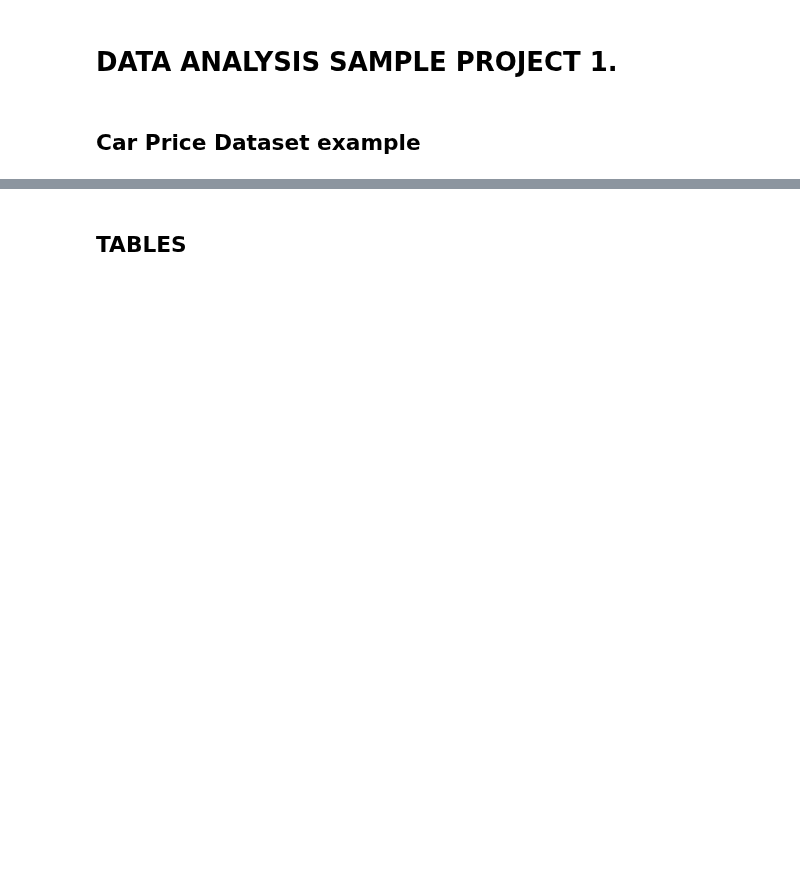
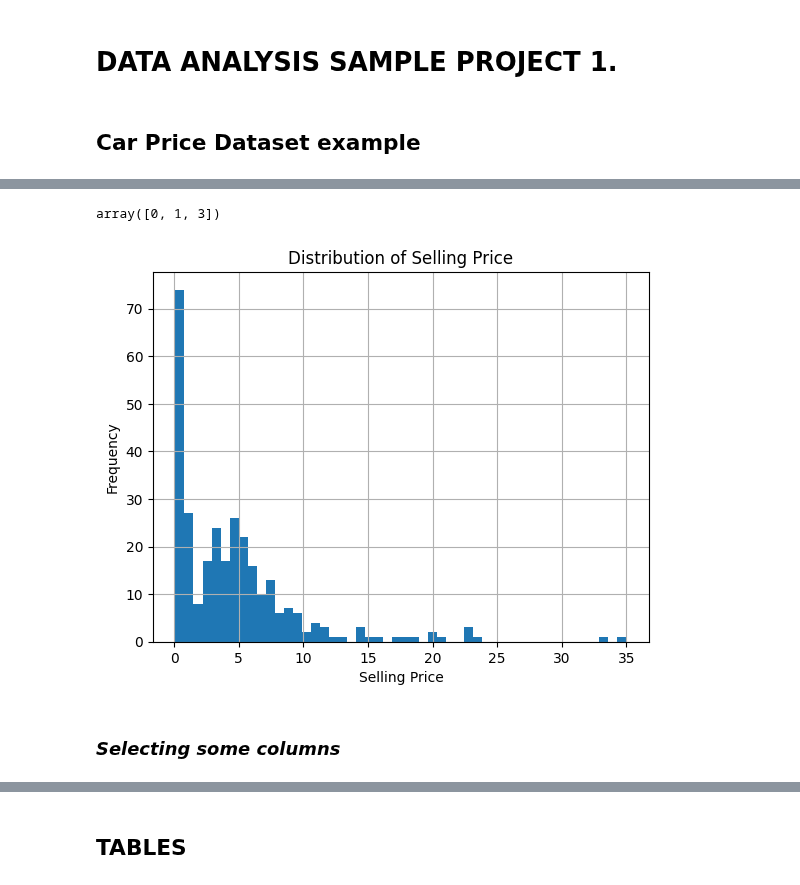
Before and after one commit to Tuyisenge210/Basic-introduction-to-data-analysis-with-python, a Jupyter notebook: Sript.ipynb, the cells around one changed output, grey strips where cells are left out. Drawn from its saved outputs; the diff is of its cells as text; code cells hidden in the pictures; blank space fills up the shorter version.

```diff
--- a/Sript.ipynb
+++ b/Sript.ipynb
@@ -37,5 +52,8 @@ plt.show()
 # %%
-df=pd.read_csv("D:/USER/NISR_trainings/NISR_trainings/DATA_DATA/car price data.csv")
+
+#df=pd.read_csv("D:/USER/NISR_trainings/NISR_trainings/DATA_DATA/car price data.csv") ## When saved on local computer
+df=pd.read_csv("/workspaces/Basic-introduction-to-data-analysis-with-python/car price data.csv")
 df.head()
+data=df[['Selling_Price', 'Present_Price', 'Kms_Driven']]
 # %%
 df.columns
@@ -49,6 +140,21 @@ data=df[['Year','Selling_Price','Present_Price','Kms_Driven','Owner','Car_Name']
 # %%
+# Understanding the unique values in categorical columns
 df["Year"].unique()
-df["Selling_Price"].unique()
-df["Present_Price"].unique()
+df["Car_Name"].unique()
+#df["Car_Name"].value_counts()
+df["Seller_Type"].unique()
+df["Transmission"].unique()
+df["Owner"].unique()
+# %% [output]
+array([0, 1, 3])
 # %%
-df['Selling_Price'].hist(bins=50)
+# Select specific columns from the DataFrame for analysis
+# data=df[['Year','Selling_Price','Present_Price','Kms_Driven','Owner','Car_Name']]
+# data #Display the selected columns from the DataFrame
+df['Selling_Price'].hist(bins=50)  # Plot a histogram of the 'Selling_Price' column with 50 bins
+plt.xlabel('Selling Price')  # Set the x-axis label
+plt.ylabel('Frequency')  # Set the y-axis label
+plt.title('Distribution of Selling Price')  # Set the title of the plot
+plt.show()  # Display the plot
+# %% [output]
+[figure, added]
@@ -58,0 +161,2 @@ df[['Selling_Price','Present_Price']]
+# %% [markdown]
+### *Selecting some columns*
```
Also changed, not shown: parts of 101 cells of this notebook, 6 other files.
